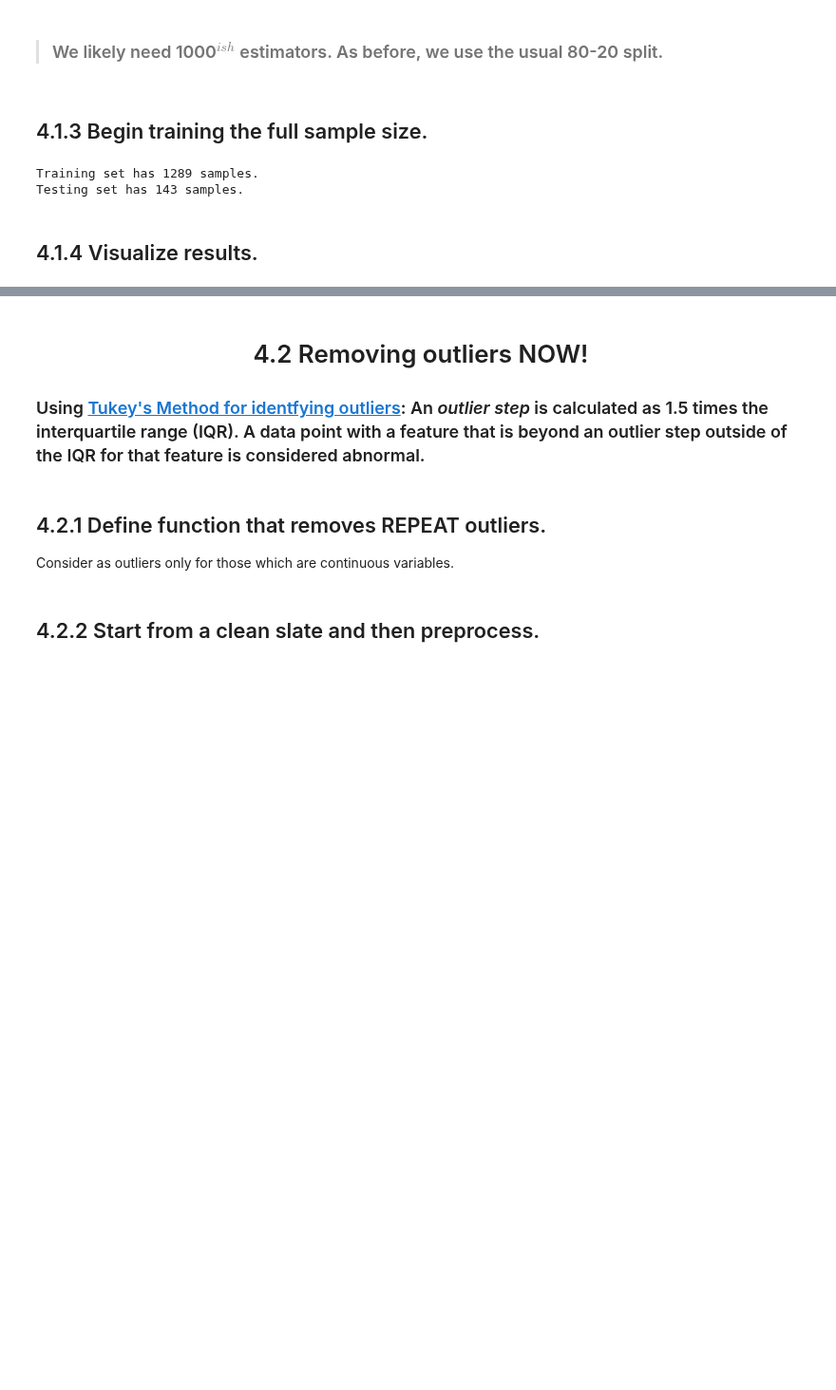
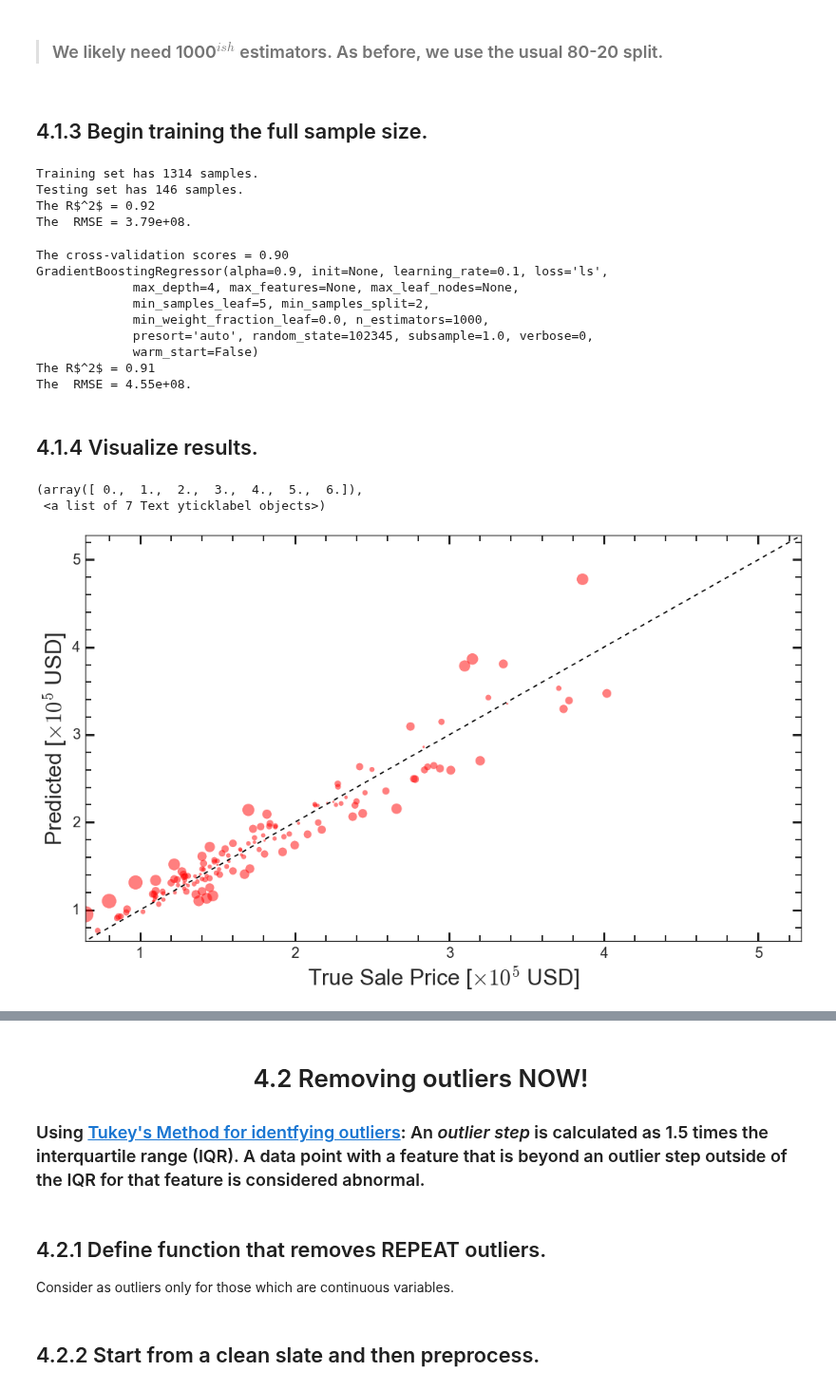
Before and after one commit to gmsardane/Predicting-Ames-Housing-Prices, a Jupyter notebook: Training_Whole_Features_Set_GBT.ipynb, the cells around one changed output, grey strips where cells are left out. Shown at 95% size. Saved outputs shown, nothing was run; the diff lists cells and outputs as text; code cells hidden in the pictures; blank space fills up the shorter version.

```diff
--- a/Training_Whole_Features_Set_GBT.ipynb
+++ b/Training_Whole_Features_Set_GBT.ipynb
@@ -156,10 +156,22 @@ def preprocess_features(X):
                 col_data = col_data.replace(['Ex', 'Gd', 'TA', 'Fa', 'Po', 'NA' ], [9, 7, 5, 3, 2, 0 ])
         if col == 'MSSubClass':
             col_data.dtype == object
+        if col == 'Functional':
+            col_data.dtype == int
+            col_data = col_data.replace(['Typ', 'Min1', 'Min2', 'Mod', 'Maj1', 'Maj2', 'Sev', 'Sal'],
+                                         [10, 9, 8, 6, 4, 3, 1, 0])
+        if col == 'LandSlope':
+            col_data = col_data.replace(['Gtl', 'Mod', 'Sev'], [1, 5, 10])
+        if col == 'PavedDrive':
+            col_data = col_data.replace(['Y', 'P', 'N'], [10, 5, 0])
+        if col == 'GarageFinish':
+            col_data = col_data.replace(['Fin', 'RFn', 'Unf', 'NA'
 
         # If data type is non-numeric, replace all yes/no values with 1/0
         if col_data.dtype == object:
-            col_data = col_data.replace(['yes', 'no'], [1, 0])
+            col_data = col_data.replace(['Y', 'N'], [1, 0])
+        if col == 'PavedDrive':
+            col_data = col_data.replace(['Y', 'P', 'N'], [1.0, 0.5, 0])
 
         # If data type is categorical, convert to dummy variables
         if col_data.dtype == object:
@@ -190,6 +202,5 @@ def remove_nans(df):
 # %%
 data = remove_nans(data)
 y_all =  data['SalePrice'] #in the log
-X_all =  data[data.columns[:-1]]
-print sorted(X_all.columns)
+X_all =  data.drop(['SalePrice'], axis=1)
 # %% [output]
@@ -223,7 +218,7 @@ Processed feature columns (277 total features):
 # %% [markdown]
 ## 4.1.2 Investigate learning curves
 # %%
-import visuals as vs
-sns.set_context("notebook", font_scale=1.5, rc={"lines.linewidth": 2.5})
-sns.set_style("white")
-vs.ModelLearning(X_all, y_all)
+#import visuals as vs
+#sns.set_context("notebook", font_scale=1.5, rc={"lines.linewidth": 2.5})
+#sns.set_style("white")
+#vs.ModelLearning(X_all, y_all)
@@ -237,35 +228,62 @@ vs.ModelComplexity(X_all, y_all)
 > ### We likely need 1000$^{ish}$ estimators. As before, we use the usual 80-20 split.
 # %% [markdown]
 ## 4.1.3 Begin training the full sample size.
+# %%
+X_train, X_test, y_train, y_test = create_sets(X_all, y_all)
+reg0 = GradientBoostingRegressor(alpha=0.9, init=None, learning_rate=0.01, loss='ls',
+             max_depth=3, max_features=None, max_leaf_nodes=None,
+             min_samples_leaf=3, min_samples_split=2,
+             min_weight_fraction_leaf=0.0, n_estimators=1000,
+             presort='auto', random_state=102345, subsample=1.0, verbose=0,
+             warm_start=False)
+reg.fit(X_train, y_train)
+pred = reg.predict(X_test)
+print 'The R$^2$ = {:.2f}'.format(r2_score(pred, y_test))
+print 'The  RMSE = {:.2e}.'.format(mean_squared_error(pred, y_test))
+# %% [output]
+Training set has 1314 samples.
+Testing set has 146 samples.
+The R$^2$ = 0.92
+The  RMSE = 3.79e+08.
 # %%
-X_train, X_test, y_train, y_test = create_sets(X_all, y_all)
+#X_train, X_test, y_train, y_test = create_sets(X_all, y_all)
 reg = fit_model(X_train, y_train, n_estimators=1000, min_samples_leaf = 1, min_samples_split = 10)
 pred = reg.predict(X_test)
 
 print 'The R$^2$ = {:.2f}'.format(r2_score(pred, y_test))
 print 'The  RMSE = {:.2e}.'.format(mean_squared_error(pred, y_test))
 # %% [output]
-Training set has 1289 samples.
-Testing set has 143 samples.
+The cross-validation scores = 0.90
+GradientBoostingRegressor(alpha=0.9, init=None, learning_rate=0.1, loss='ls',
+             max_depth=4, max_features=None, max_leaf_nodes=None,
+             min_samples_leaf=5, min_samples_split=2,
+             min_weight_fraction_leaf=0.0, n_estimators=1000,
+             presort='auto', random_state=102345, subsample=1.0, verbose=0,
+             warm_start=False)
+The R$^2$ = 0.91
+The  RMSE = 4.55e+08.
 # %% [markdown]
 ## 4.1.4 Visualize results.
 # %%
-plt.rcParams["figure.figsize"] = fig_size
 sns.set_style("ticks", {"xtick.major.size": 8, "ytick.major.size": 8})
 sns.set_style({"xtick.direction": "in","ytick.direction": "in"})
 plt.scatter(y_test/1e5, pred/1e5, alpha = 0.5, s = 1000*np.abs(y_test-pred)/y_test, color = 'red')
 plt.xlabel(r"True Sale Price [$\times 10^{5} $ USD]", fontsize = 30);
 plt.ylabel(r"Predicted [$\times 10^{5} $ USD]", fontsize = 30);
 plt.minorticks_on()
 plt.tight_layout()
 plt.plot(np.arange(0,10, 1), np.arange(0,10, 1), 'k--')
 plt.tick_params('both', length=8, width=2, which='minor');
 plt.tick_params('both', length=12, width=3, which='major');
-plt.xlim(min([min(y_test/1e5), min(pred/1e5)])-0.5, max([max(y_test/1e5), max(pred)/1e5])+0.5)
-plt.ylim(min([min(y_test/1e5), min(pred/1e5)])-0.5, max([max(y_test/1e5), max(pred)/1e5])+0.5)
+plt.xlim(min([min(y_test), min(pred)])/1e5, max([max(y_test)-0.5, max(pred)])/1e5+0.5)
+plt.ylim(min([min(y_test), min(pred)])/1e5, max([max(y_test)-0.5, max(pred)])/1e5+0.5)
 plt.xticks(fontsize=20)
 plt.yticks(fontsize=20)
 #plt.savefig("FinalModel_linear_all.pdf")
+# %% [output]
+(array([ 0.,  1.,  2.,  3.,  4.,  5.,  6.]),
+ <a list of 7 Text yticklabel objects>)
+[figure, added]
 # %%
 diff = (y_test - pred)/y_test*100.
 sns.distplot(diff, bins=20, color='g', hist_kws={"histtype": "stepfilled", "linewidth": 4,
```
Also changed, not shown: parts of 18 cells of this notebook.
